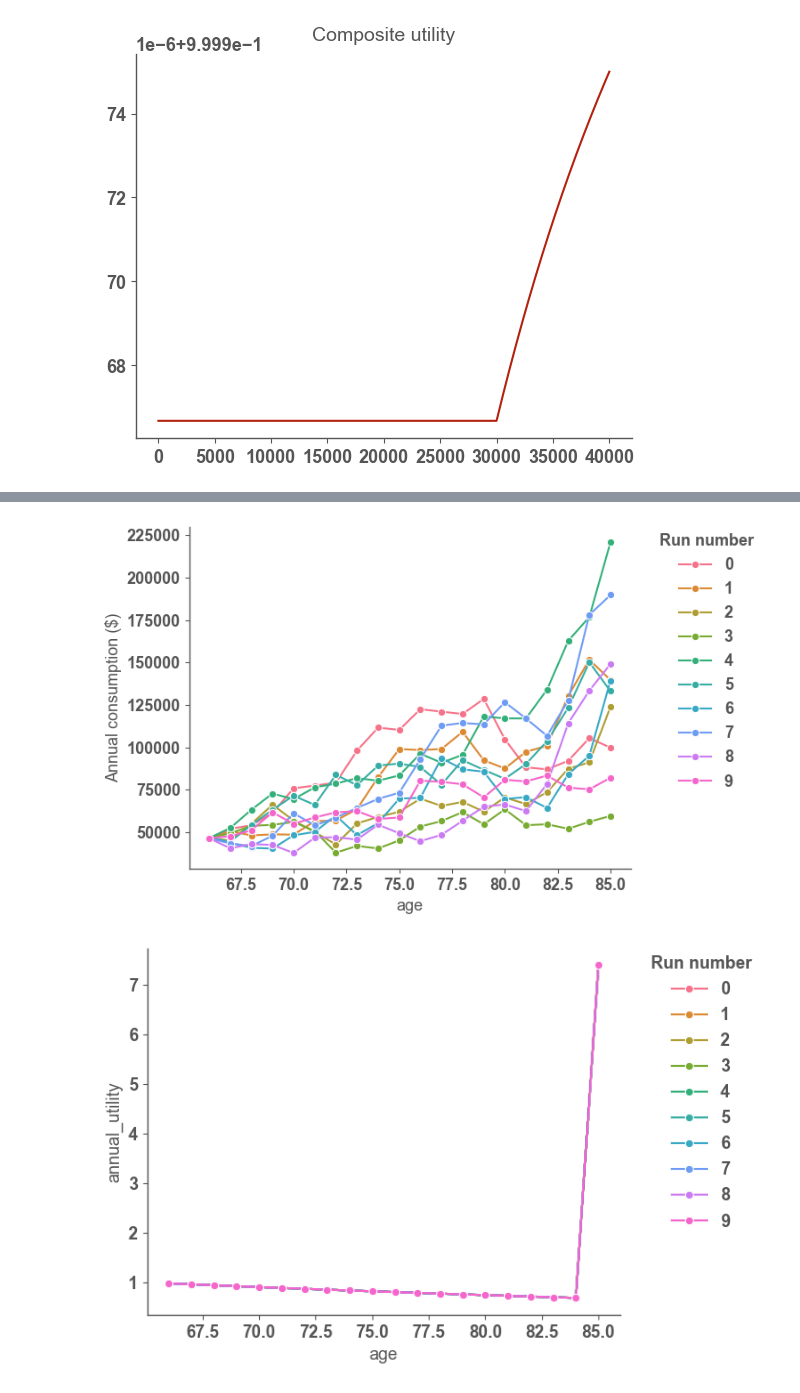
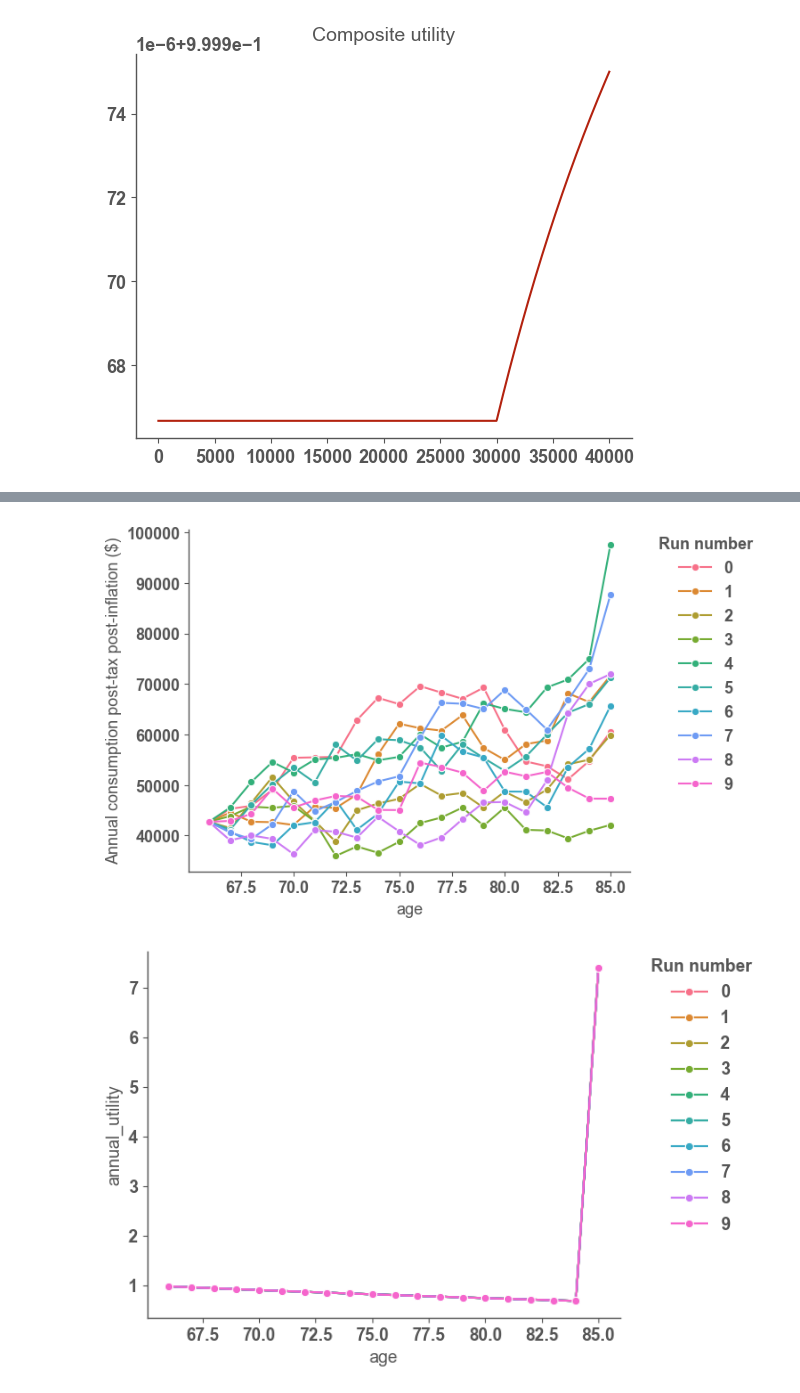
Before and after one commit to jaryaman/financial-decisions, a Jupyter notebook: notebooks/6-monte-carlo.ipynb, the cells around one changed output, grey strips where cells are left out. Drawn from its saved outputs; the diff is of its cells as text; code cells hidden in the pictures.

```diff
--- a/notebooks/6-monte-carlo.ipynb
+++ b/notebooks/6-monte-carlo.ipynb
@@ -60,5 +61,7 @@ ax.set_title(
 # %%
-initial_assets = Assets(tax_free=400_000.0, taxable=600_000.0, tax_rate=0.2)
+initial_assets = Assets(
+    tax_free=400_000.0, taxable=600_000.0, tax_rate=0.2, inflation_rate=0.02
+)
 preferences = Preferences(bequest_param=10)
 
 sims = simulate_life_paths(
@@ -66,6 +69,7 @@ sims = simulate_life_paths(
     expected_return_risky=0.09,
     std_dev_return_risky=0.20,
     risk_free_rate=0.04,
+    inflation_rate=0.02,
     pref=preferences,
     a=initial_assets,
     social_security=30_000.0,
@@ -77,13 +81,15 @@ sims = simulate_life_paths(
     returns_distribution_type=DistributionType.NORMAL,
 )
 # %%
-ax = sb.lineplot(sims, x="age", y="consumption", hue="run_number", marker="o")
+ax = sb.lineplot(
+    sims, x="age", y="consumption_post_tax_post_inflation", hue="run_number", marker="o"
+)
 plt.legend(
     bbox_to_anchor=(1.05, 1), loc="upper left", borderaxespad=0, title="Run number"
 )
-ax.set_ylabel("Annual consumption ($)");
+ax.set_ylabel("Annual consumption post-tax post-inflation ($)");
 # %% [output]
-[figure, old version]
+[figure, new version]
 # %%
 ax = sb.lineplot(sims, x="age", y="annual_utility", hue="run_number", marker="o")
 plt.legend(
```
Also changed, not shown: parts of 10 cells of this notebook, 2 other files.
